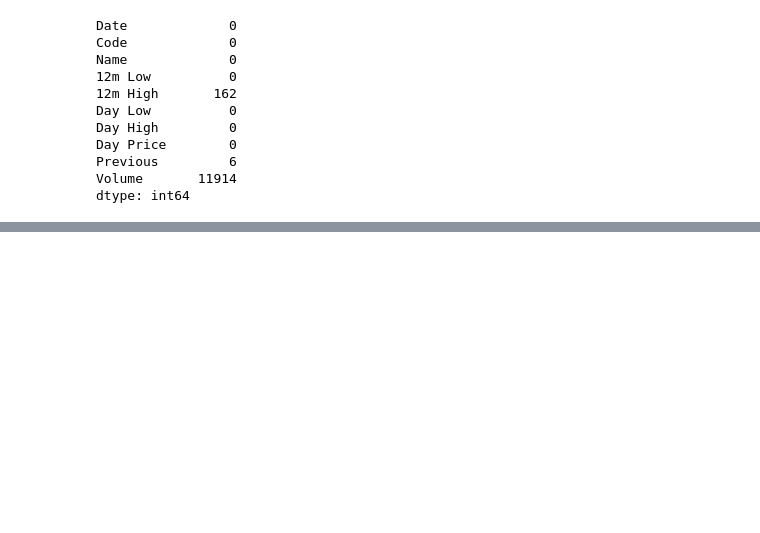
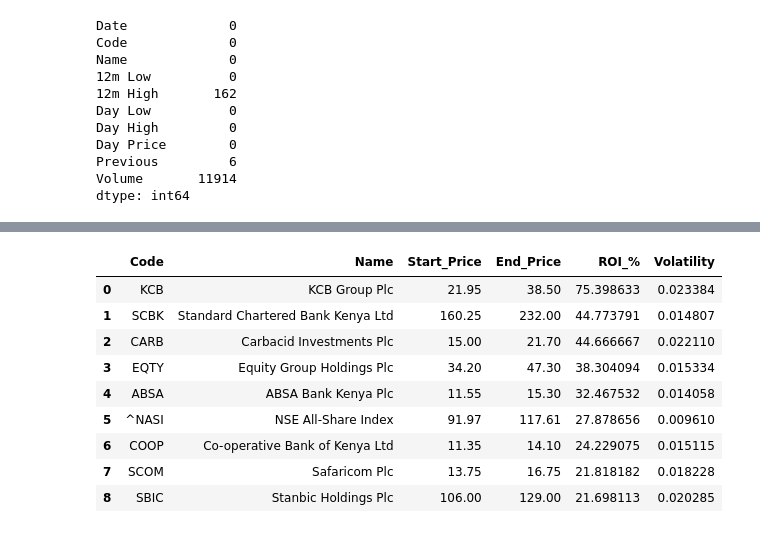
Before and after one commit to DonnahM/Mutual-Fund-Plan-NSE, a Jupyter notebook: portfolio_construction.ipynb, the cells around one changed output, grey strips where cells are left out. Saved outputs shown, nothing was run; the diff lists cells and outputs as text; code cells hidden in the pictures; blank space fills up the shorter version.

```diff
--- a/portfolio_construction.ipynb
+++ b/portfolio_construction.ipynb
@@ -148,0 +262,25 @@ The goal is to select stocks with high ROI and low volatility, balancing growth
+# %%
+# Calculate the average ROI and Volatility across all stocks
+avg_roi = metrics_df['ROI_%'].mean()
+avg_vol = metrics_df['Volatility'].mean()
+
+# Select stocks with above-average ROI and below-average Volatility
+selected_stocks = metrics_df[
+    (metrics_df['ROI_%'] > avg_roi) &
+    (metrics_df['Volatility'] < avg_vol)
+].sort_values(by='ROI_%', ascending=False)
+
+# Display the top recommended stocks
+selected_stocks.reset_index(drop=True, inplace=True)
+selected_stocks.head(10)
+# %% [output]
+|  | Code | Name | Start_Price | End_Price | ROI_% | Volatility |
+| 0 | KCB | KCB Group Plc | 21.95 | 38.50 | 75.398633 | 0.023384 |
+| 1 | SCBK | Standard Chartered Bank Kenya Ltd | 160.25 | 232.00 | 44.773791 | 0.014807 |
+| 2 | CARB | Carbacid Investments Plc | 15.00 | 21.70 | 44.666667 | 0.022110 |
+| 3 | EQTY | Equity Group Holdings Plc | 34.20 | 47.30 | 38.304094 | 0.015334 |
+| 4 | ABSA | ABSA Bank Kenya Plc | 11.55 | 15.30 | 32.467532 | 0.014058 |
+| 5 | ^NASI | NSE All-Share Index | 91.97 | 117.61 | 27.878656 | 0.009610 |
+| 6 | COOP | Co-operative Bank of Kenya Ltd | 11.35 | 14.10 | 24.229075 | 0.015115 |
+| 7 | SCOM | Safaricom Plc | 13.75 | 16.75 | 21.818182 | 0.018228 |
+| 8 | SBIC | Stanbic Holdings Plc | 106.00 | 129.00 | 21.698113 | 0.020285 |
```
Also changed, not shown: parts of 12 cells of this notebook.
